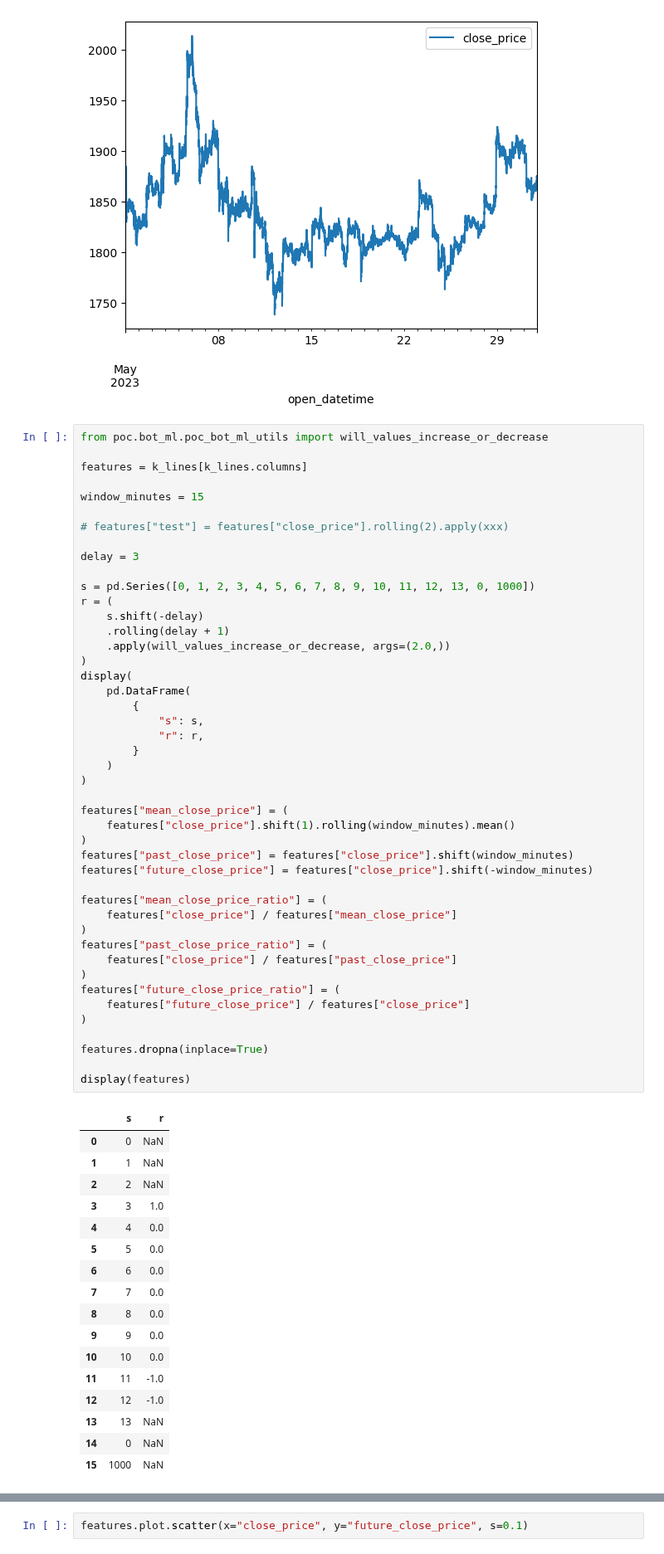
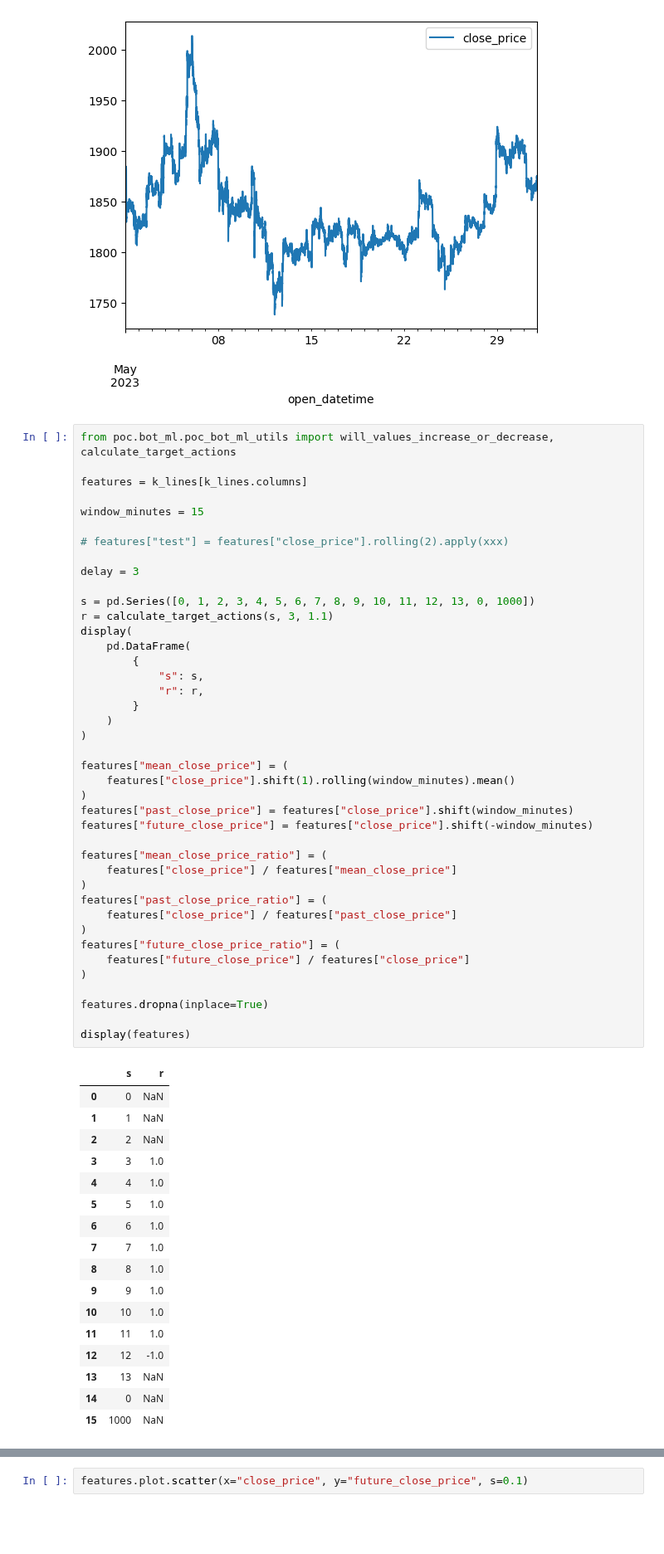
Before and after one commit to yoda31217/to-the-moon, a Jupyter notebook: src/poc/bot_ml/poc_bot_ml_data_analysis.ipynb, the cells around one changed output, grey strips where cells are left out. Shown at 83% size. Cells and saved outputs as stored; diff of their text form; blank space fills up the shorter version.

```diff
--- a/src/poc/bot_ml/poc_bot_ml_data_analysis.ipynb
+++ b/src/poc/bot_ml/poc_bot_ml_data_analysis.ipynb
@@ -83,7 +83,7 @@ k_lines.plot.line(use_index=True)
 <Axes: xlabel='open_datetime'>
 [figure]
 # %%
-from poc.bot_ml.poc_bot_ml_utils import will_values_increase_or_decrease
+from poc.bot_ml.poc_bot_ml_utils import will_values_increase_or_decrease, calculate_target_actions
 
 features = k_lines[k_lines.columns]
 
@@ -94,11 +94,7 @@ window_minutes = 15
 delay = 3
 
 s = pd.Series([0, 1, 2, 3, 4, 5, 6, 7, 8, 9, 10, 11, 12, 13, 0, 1000])
-r = (
-    s.shift(-delay)
-    .rolling(delay + 1)
-    .apply(will_values_increase_or_decrease, args=(2.0,))
-)
+r = calculate_target_actions(s, 3, 1.1)
 display(
     pd.DataFrame(
         {
@@ -106,41 +102,41 @@ display(
             "r": r,
         }
     )
 )
 
 features["mean_close_price"] = (
     features["close_price"].shift(1).rolling(window_minutes).mean()
 )
 features["past_close_price"] = features["close_price"].shift(window_minutes)
 features["future_close_price"] = features["close_price"].shift(-window_minutes)
 
 features["mean_close_price_ratio"] = (
     features["close_price"] / features["mean_close_price"]
 )
 features["past_close_price_ratio"] = (
     features["close_price"] / features["past_close_price"]
 )
 features["future_close_price_ratio"] = (
     features["future_close_price"] / features["close_price"]
 )
 
 features.dropna(inplace=True)
 
 display(features)
 # %% [output]
 |  | s | r |
 | 0 | 0 | NaN |
 | 1 | 1 | NaN |
 | 2 | 2 | NaN |
 | 3 | 3 | 1.0 |
-| 4 | 4 | 0.0 |
-| 5 | 5 | 0.0 |
-| 6 | 6 | 0.0 |
-| 7 | 7 | 0.0 |
-| 8 | 8 | 0.0 |
-| 9 | 9 | 0.0 |
-| 10 | 10 | 0.0 |
-| 11 | 11 | -1.0 |
+| 4 | 4 | 1.0 |
+| 5 | 5 | 1.0 |
+| 6 | 6 | 1.0 |
+| 7 | 7 | 1.0 |
+| 8 | 8 | 1.0 |
+| 9 | 9 | 1.0 |
+| 10 | 10 | 1.0 |
+| 11 | 11 | 1.0 |
 | 12 | 12 | -1.0 |
 | 13 | 13 | NaN |
 | 14 | 0 | NaN |
```
Also changed, not shown: 1 other file.
